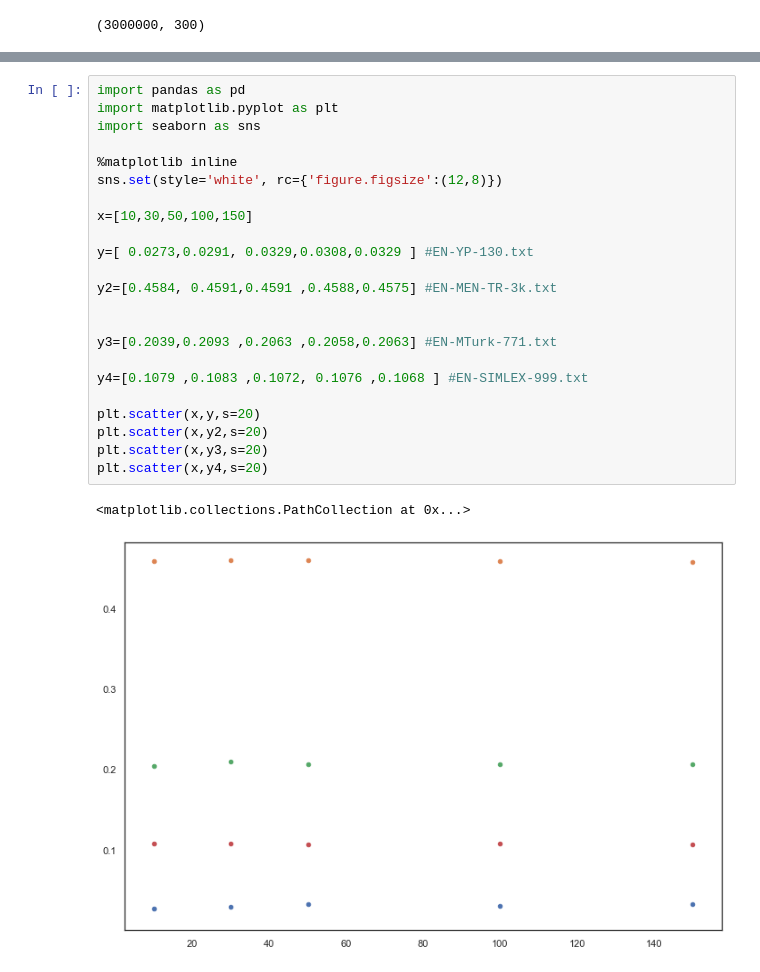
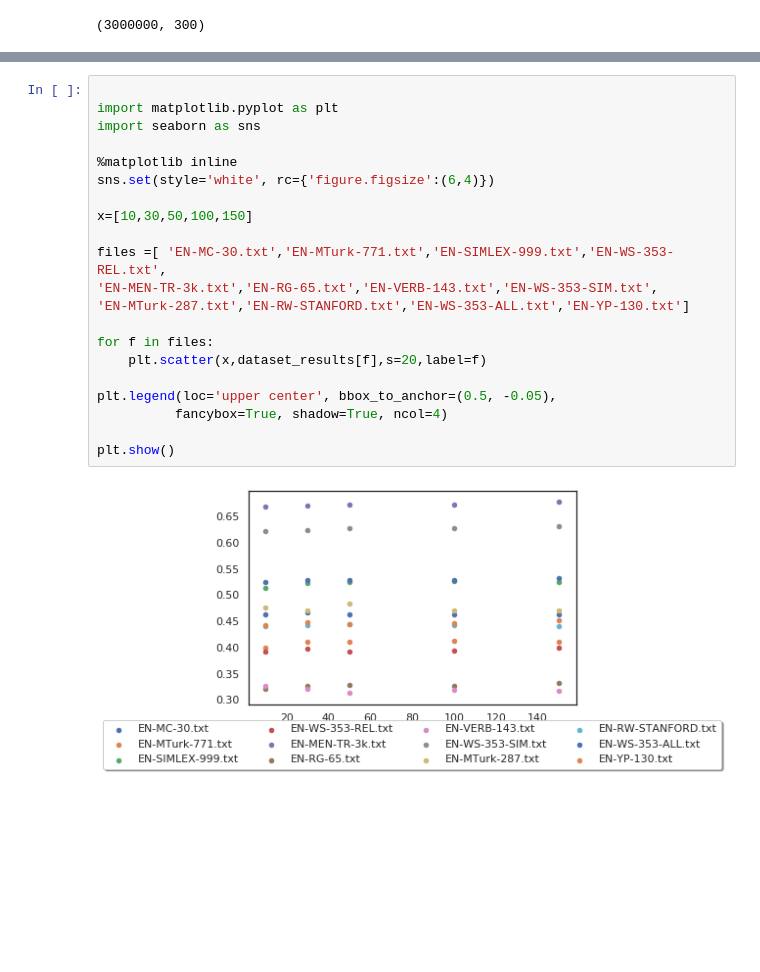
Before and after one commit to wweschen/UMAP_experiments, a Jupyter notebook: experiments.ipynb, the cells around one changed output, grey strips where cells are left out. Saved outputs shown, nothing was run; the diff lists cells and outputs as text; blank space fills up the shorter version.

```diff
--- a/experiments.ipynb
+++ b/experiments.ipynb
@@ -282,27 +288,24 @@ File ".venv/lib/python3.6/site-packages/umap/nndescent.py", line 135:
 ... (8 outputs left out)
-# %%
-import pandas as pd
-import matplotlib.pyplot as plt
-import seaborn as sns
-
-%matplotlib inline
-sns.set(style='white', rc={'figure.figsize':(12,8)})
-
-x=[10,30,50,100,150]
-
-y=[ 0.0273,0.0291, 0.0329,0.0308,0.0329 ] #EN-YP-130.txt
-
-y2=[0.4584, 0.4591,0.4591 ,0.4588,0.4575] #EN-MEN-TR-3k.txt
-
-
-y3=[0.2039,0.2093 ,0.2063 ,0.2058,0.2063] #EN-MTurk-771.txt
-
-y4=[0.1079 ,0.1083 ,0.1072, 0.1076 ,0.1068 ] #EN-SIMLEX-999.txt
-
-plt.scatter(x,y,s=20)
-plt.scatter(x,y2,s=20)
-plt.scatter(x,y3,s=20)
-plt.scatter(x,y4,s=20)
-# %% [output]
-<matplotlib.collections.PathCollection at 0x...>
-[figure, removed]
+# %%
+
+import matplotlib.pyplot as plt
+import seaborn as sns
+
+%matplotlib inline
+sns.set(style='white', rc={'figure.figsize':(6,4)})
+
+x=[10,30,50,100,150]
+
+files =[ 'EN-MC-30.txt','EN-MTurk-771.txt','EN-SIMLEX-999.txt','EN-WS-353-REL.txt',
+'EN-MEN-TR-3k.txt','EN-RG-65.txt','EN-VERB-143.txt','EN-WS-353-SIM.txt',
+'EN-MTurk-287.txt','EN-RW-STANFORD.txt','EN-WS-353-ALL.txt','EN-YP-130.txt']
+
+for f in files:
+    plt.scatter(x,dataset_results[f],s=20,label=f)
+
+plt.legend(loc='upper center', bbox_to_anchor=(0.5, -0.05),
+          fancybox=True, shadow=True, ncol=4)
+
+plt.show()
+# %% [output]
+[figure, added]
```
Also changed, not shown: parts of 3 cells of this notebook.
